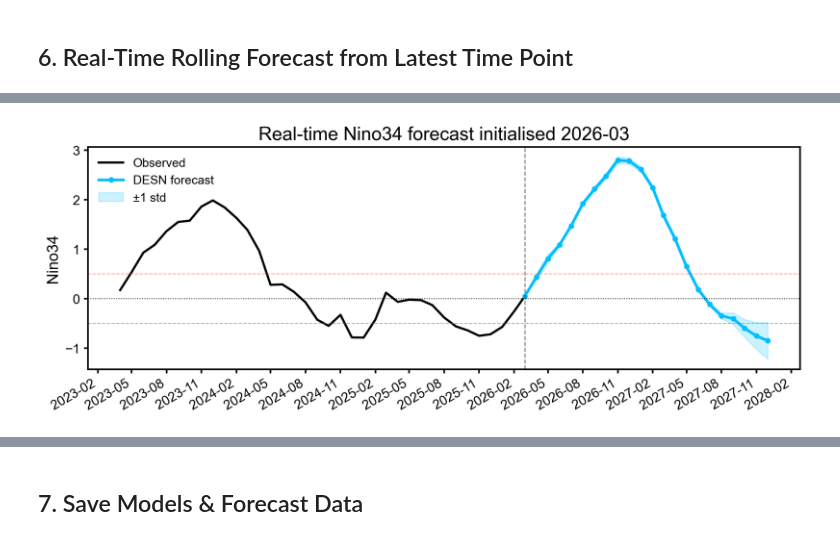
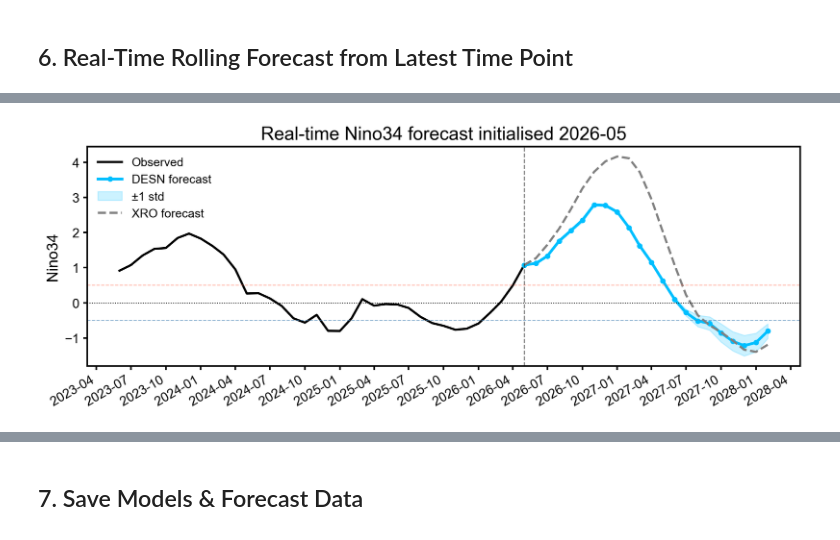
Before and after one commit to zhangzejing/RC-ENSO, a Jupyter notebook: forecast/forecast_real_time_v2.ipynb, the cells around one changed output, grey strips where cells are left out. Saved outputs shown, nothing was run; the diff lists cells and outputs as text; code cells hidden in the pictures.

Commit message:
update 2026-may forecast rmse

```diff
--- a/forecast/forecast_real_time_v2.ipynb
+++ b/forecast/forecast_real_time_v2.ipynb
@@ -23,9 +23,14 @@ rpy.verbosity(0)
 SKIP_TUNING = True          # Set False to enable hyperparameter tuning
 TUNE_RECENT_WEIGHT = 0.5    # Weight of val(recent) in tuning score; past weight = 1 - this
 FORECAST_STEPS = 21         # Real-time forecast horizon (months)
-REALTIME_START = '2026-03-01'  # Latest initialisation month
+REALTIME_START = '2026-05-16'  # Latest initialisation month (any day in the month)
 PLOT_MODE = 'Nino34'        # Climate mode to plot in the real-time forecast figure
-NMEMBERS = 5                # Ensemble members (increase for better estimates)
+NMEMBERS = 5               # Ensemble members (increase for better estimates)
+
+# Snap the init month to month-start: ds_full is standardized to month-start, so
+# an exact .sel() needs a month-start label, and pd.date_range(..., freq='MS')
+# must begin on the init month itself (not roll forward to the next month).
+REALTIME_START = pd.Timestamp(REALTIME_START).to_period('M').to_timestamp().strftime('%Y-%m-%d')
 
 climate_modes = ['Nino34', 'WWV', 'NPMM', 'SPMM', 'IOB', 'TNA', 'ATL3', 'IOD', 'SIOD', 'SASD']
 # %% [markdown]
@@ -37,7 +42,7 @@ Three temporal splits:
 - **Val (recent)**: 2021–2026 (out-of-sample)
 # %%
 # Load full dataset 1958–2026
-ds_full = xr.open_dataset('oras5_indices_1958-2026.nc', engine='netcdf4')
+ds_full = xr.open_dataset('oras5_indices_1958-2026-05.nc', engine='netcdf4')
 ds_full = standardize_time_to_month_start(ds_full)
 ds_full = ds_full[['Nino34', 'WWV'] + [v for v in ds_full.data_vars if v not in ('Nino34', 'WWV')]]
 
@@ -543,42 +581,42 @@ ax.plot(hist_times, hist_vals, color='black', linewidth=2, label='Observed')
 ax.plot(forecast_times, rt_mean[:, mode_idx],
         color='deepskyblue', linewidth=2.5, marker='o', markersize=4,
         label='DESN forecast')
 
 # Ensemble spread (±1 std) — check actual ensemble size, not raw NMEMBERS
 if member_preds.shape[0] > 1:
     ax.fill_between(
         forecast_times,
         rt_mean[:, mode_idx] - rt_std[:, mode_idx],
         rt_mean[:, mode_idx] + rt_std[:, mode_idx],
         color='deepskyblue', alpha=0.2, label='±1 std')
 
 # XRO real-time forecast
-# ds_init_rt = ds_full.sel(time=REALTIME_START).expand_dims('time')
-# try:
-#     xro_rt_fcst = XROac2.reforecast(
-#         fit_ds=XROac2_fit, init_ds=ds_init_rt,
-#         n_month=FORECAST_STEPS, ncopy=1, noise_type='zero')
-#     xro_rt_vals = xro_rt_fcst[PLOT_MODE].values.squeeze()  # (steps,)
-#     xro_times = pd.date_range(start_pd, periods=len(xro_rt_vals), freq='MS')
-#     ax.plot(xro_times, xro_rt_vals,
-#             color='gray', linewidth=2, linestyle='--', label='XRO forecast')
-# except Exception as e:
-#     print(f"XRO real-time forecast skipped: {e}")
+ds_init_rt = ds_full.sel(time=REALTIME_START).expand_dims('time')
+try:
+    xro_rt_fcst = XROac2.reforecast(
+        fit_ds=XROac2_fit, init_ds=ds_init_rt,
+        n_month=FORECAST_STEPS, ncopy=1, noise_type='zero')
+    xro_rt_vals = xro_rt_fcst[PLOT_MODE].values.squeeze()  # (steps,)
+    xro_times = pd.date_range(start_pd, periods=len(xro_rt_vals), freq='MS')
+    ax.plot(xro_times, xro_rt_vals,
+            color='gray', linewidth=2, linestyle='--', label='XRO forecast')
+except Exception as e:
+    print(f"XRO real-time forecast skipped: {e}")
 
 # ── Decorations ─────────────────────────────────────────────────────────────
 ax.axhline(0, color='black', linewidth=0.8, linestyle=':')
 ax.axhline(0.5,  color='tomato',     linewidth=0.8, linestyle='--', alpha=0.6)
 ax.axhline(-0.5, color='steelblue',  linewidth=0.8, linestyle='--', alpha=0.6)
 ax.axvline(start_pd, color='black', linewidth=1, linestyle='--', alpha=0.5)
 
 ax.xaxis.set_major_formatter(mdates.DateFormatter('%Y-%m'))
 ax.xaxis.set_major_locator(mdates.MonthLocator(interval=3))
 plt.setp(ax.xaxis.get_majorticklabels(), rotation=30, ha='right')
 
 ax.set_ylabel(PLOT_MODE)
 ax.set_title(f'Real-time {PLOT_MODE} forecast initialised {REALTIME_START[:7]}')
 ax.legend(loc='upper left', fontsize=11)
 plt.tight_layout()
 plt.show()
 # %% [output]
-[figure, old version]
+[figure, new version]
```
Also changed, not shown: parts of 6 cells of this notebook, 4 other files.
